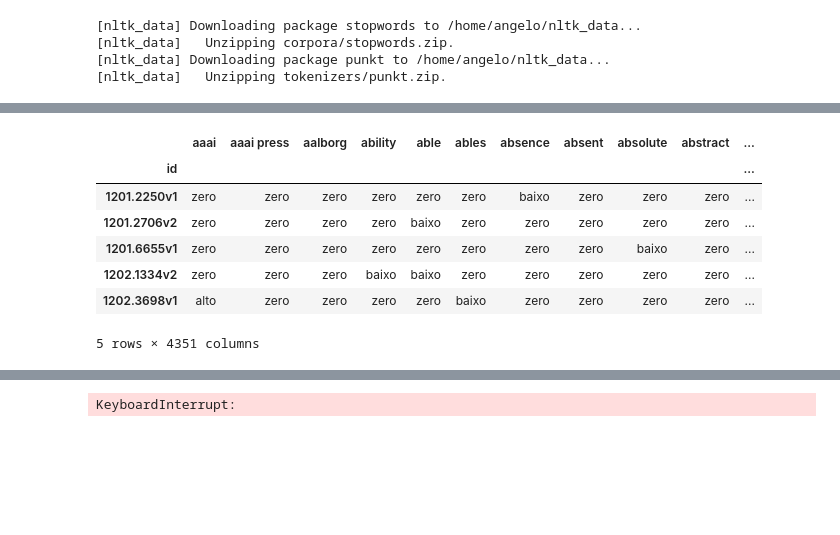
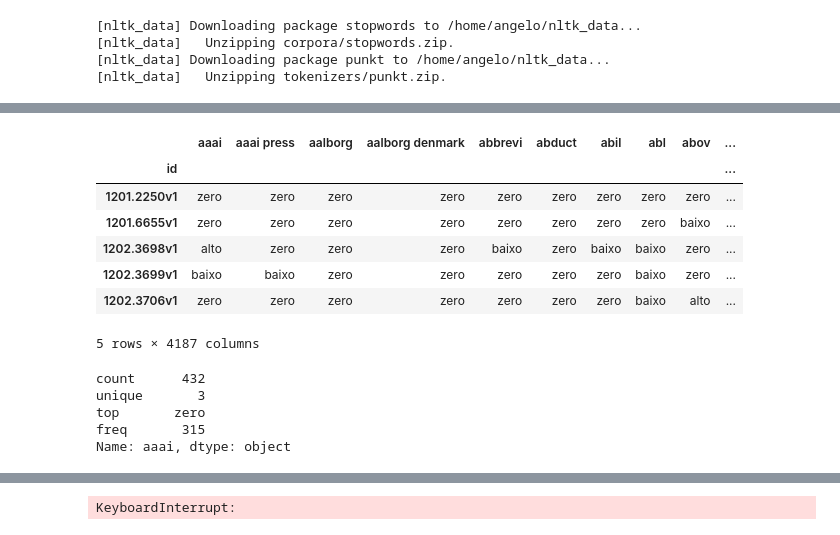
Before and after one commit to AngeloDias/SD_community, a Jupyter notebook: testingPageRank/coleta_pdf-pageRank.ipynb, the cells around one changed output, grey strips where cells are left out. Saved outputs shown, nothing was run; the diff lists cells and outputs as text; code cells hidden in the pictures; blank space fills up the shorter version.

```diff
--- a/testingPageRank/coleta_pdf-pageRank.ipynb
+++ b/testingPageRank/coleta_pdf-pageRank.ipynb
@@ -154,8 +205,8 @@ array([  6, 116, 151, 134, 104,  80, 153, 145, 156, 256])
 # %%
-x2 = doc_term_matrix.drop(['id','community_y'],axis=1).\
+x2 = doc_term_matrix.drop(['id','community'],axis=1).\
                             replace(to_replace=0,value=np.NaN).\
                             apply(lambda a: pd.qcut(a,3,labels=['baixo','medio','alto']))
 x2 = x2.apply(lambda a: a.cat.add_categories(['zero']))
-x2['community_y'] = doc_term_matrix.community_y
+x2['community'] = doc_term_matrix.community
 x2.head()
 # %% [output]
@@ -172,7 +219,7 @@ x2.fillna('zero').to_csv('doc_term_matrix_tfidf_wo_header_nostem_discrete.csv',h
 freq_vectorizer = CountVectorizer(input='filename',max_df=0.9, max_features=20000,
                                  min_df=0.05, stop_words='english',
                                  tokenizer=tokenize_and_stem, ngram_range=(1,3))
-t = !ls txt2/*.txt
+t = !ls ../txt/*.txt
 %time freq_matrix = freq_vectorizer.fit_transform(t)
 
 print(freq_matrix.shape)
@@ -186,13 +233,13 @@ terms_freq = freq_vectorizer.get_feature_names()
 #    f.write('\n'.join(terms_freq))
 # %%
 x = freq_matrix.toarray()
-df = pd.DataFrame(x,columns=terms_freq,index=[re.sub('txt2?/(\d+.?\d+v\d+)\.txt','\\1',a) for a in t])
+df = pd.DataFrame(x,columns=terms_freq,index=[re.sub('../txt?/(\d+.?\d+v\d+)\.txt','\\1',a) for a in t])
 doc_term_matrix = pd.merge(df,artigos[['community','id']],left_index=True,right_on='id')
 doc_term_matrix.set_index('id',inplace=True)
 #doc_term_matrix.head()
 # %%
 doc_term_matrix.to_csv('doc_term_matrix_freq.csv',header=True)
 # %%
-filtro = doc_term_matrix.drop('community_y',axis=1)\
+filtro = doc_term_matrix.drop('community',axis=1)\
                 .replace(to_replace=0,value=np.NaN)\
                 .apply(lambda a: [-1,0,a.quantile(.75),a.max()])
@@ -203,21 +259,29 @@ np.sum(filtro.apply(lambda a: len(np.unique(a))) == 4)
 # %%
-x2 = doc_term_matrix.drop(['community_y'],axis=1)\
+x2 = doc_term_matrix.drop(['community'],axis=1)\
             .loc[:,filtro.apply(lambda a: len(np.unique(a))) == 4]\
             .apply(lambda a: pd.cut(a,
                                     [-1,0,a.replace(to_replace=0,value=np.NaN).quantile(.75),a.max()],
                                     labels=['zero','baixo','alto']))
-#x2 = x2.apply(lambda a: a.cat.add_categories(['zero']))
-x2['community_y'] = doc_term_matrix.community_y
+# x2 = x2.apply(lambda a: a.cat.add_categories(['zero']))
+x2['community'] = doc_term_matrix.community
 x2.head()
 # %% [output]
-|  | aaai | aaai press | aalborg | ability | able | ables | absence | absent | absolute | abstract | ... |
-| id |  |  |  |  |  |  |  |  |  |  | ... |
-| 1201.2250v1 | zero | zero | zero | zero | zero | zero | baixo | zero | zero | zero | ... |
-| 1201.2706v2 | zero | zero | zero | zero | baixo | zero | zero | zero | zero | zero | ... |
-| 1201.6655v1 | zero | zero | zero | zero | zero | zero | zero | zero | baixo | zero | ... |
-| 1202.1334v2 | zero | zero | zero | baixo | baixo | zero | zero | zero | zero | zero | ... |
-| 1202.3698v1 | alto | zero | zero | zero | zero | baixo | zero | zero | zero | zero | ... |
+|  | aaai | aaai press | aalborg | aalborg denmark | abbrevi | abduct | abil | abl | abov | ... |
+| id |  |  |  |  |  |  |  |  |  | ... |
+| 1201.2250v1 | zero | zero | zero | zero | zero | zero | zero | zero | zero | ... |
+| 1201.6655v1 | zero | zero | zero | zero | zero | zero | zero | zero | baixo | ... |
+| 1202.3698v1 | alto | zero | zero | zero | baixo | zero | baixo | baixo | zero | ... |
+| 1202.3699v1 | baixo | baixo | zero | zero | zero | zero | zero | baixo | zero | ... |
+| 1202.3706v1 | zero | zero | zero | zero | zero | zero | zero | baixo | alto | ... |
-5 rows × 4351 columns
+5 rows × 4187 columns
+# %%
+x2.aaai.describe()
+# %% [output]
+count      432
+unique       3
+top       zero
+freq       315
+Name: aaai, dtype: object
 # %%
 x2.to_csv('doc_term_matrix_freq_wo_header_nostem_discrete.csv',header=True,index=False)
 # %%
```
Also changed, not shown: parts of 21 cells of this notebook, 7 other files.
